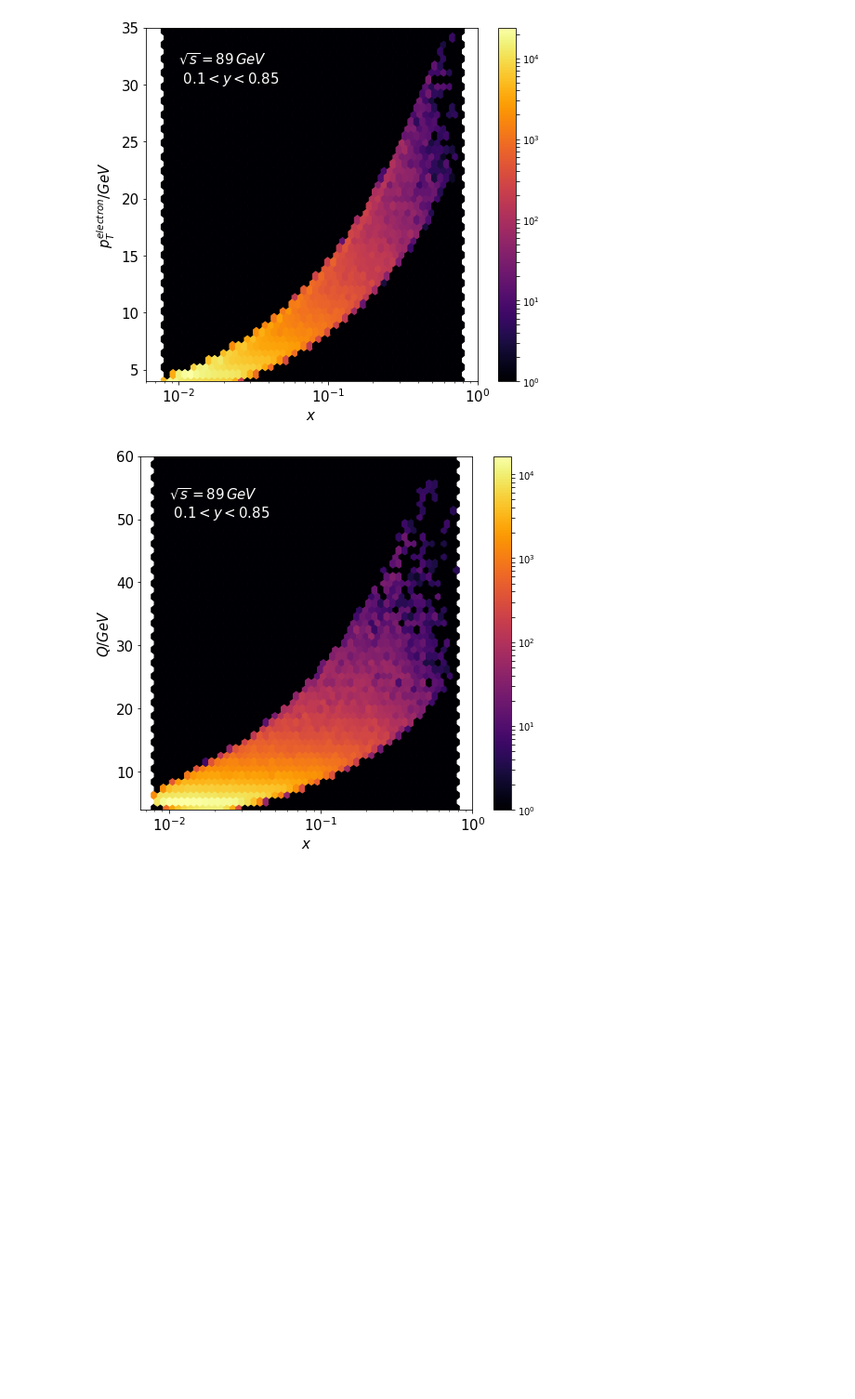
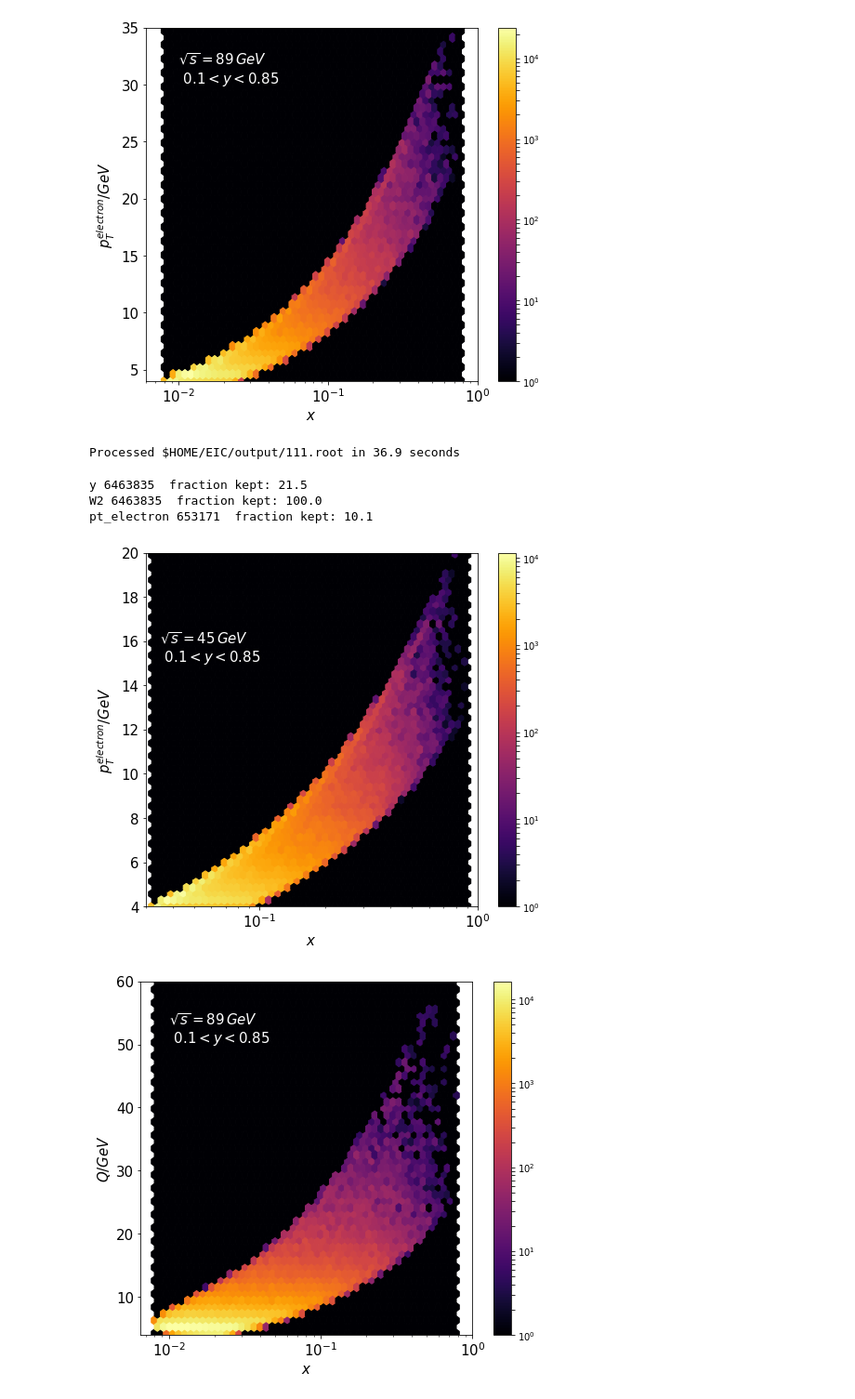
Before and after one commit to y-song/notebooks, a Jupyter notebook: pt_electron_vs_x.ipynb, the cells around one changed output. Shown at 93% size. Cells and saved outputs as stored; diff of their text form; code cells hidden in the pictures; blank space fills up the shorter version.

Commit message:
Added a plot for lower energy beams

```diff
--- a/pt_electron_vs_x.ipynb
+++ b/pt_electron_vs_x.ipynb
@@ -59,6 +62,30 @@ plt.yticks(fontsize=15)
 plt.savefig('images/pt_electron_vs_x_y.pdf', bbox_inches='tight')
 # %% [output]
 [figure]
+# %%
+files = ["$HOME/EIC/output/111.root"]
+df = getData(files)
+# %% [output]
+Processed $HOME/EIC/output/111.root in 36.9 seconds
+# %%
+d = applyCut(df, '0.1 < y < 0.85', 'y')
+d = applyCut(d, 'W2 > 4', 'W2')
+d = applyCut(d, 'pt_electron > 4', 'pt_electron')
+# %% [output]
+y 6463835  fraction kept: 21.5
+W2 6463835  fraction kept: 100.0
+pt_electron 653171  fraction kept: 10.1
+# %%
+fig = plt.figure(figsize=(8,7))
+plot2d(d, 'x', 'pt_electron', '$x$', '$ p_T^{electron} / GeV $')
+plt.xlim(left=0.03,right=1)
+plt.ylim(bottom=4, top=20)
+plt.text(0.035,15,'$\sqrt{s}=45 \, GeV$ \n $0.1 < y < 0.85$', fontsize=15, color='white')
+plt.xticks(fontsize=15)
+plt.yticks(fontsize=15)
+plt.savefig('images/pt_electron_vs_x_y_low.pdf', bbox_inches='tight')
+# %% [output]
+[figure, added]
 # %%
 d.eval('Q = sqrt(Q2)', inplace=True)
 # %%
```
Also changed, not shown: parts of 2 cells of this notebook.
